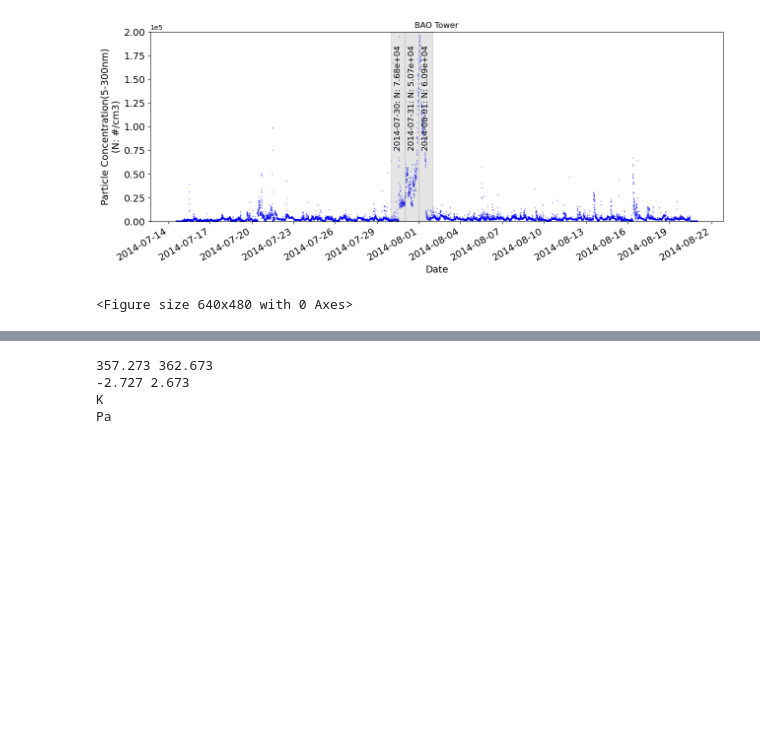
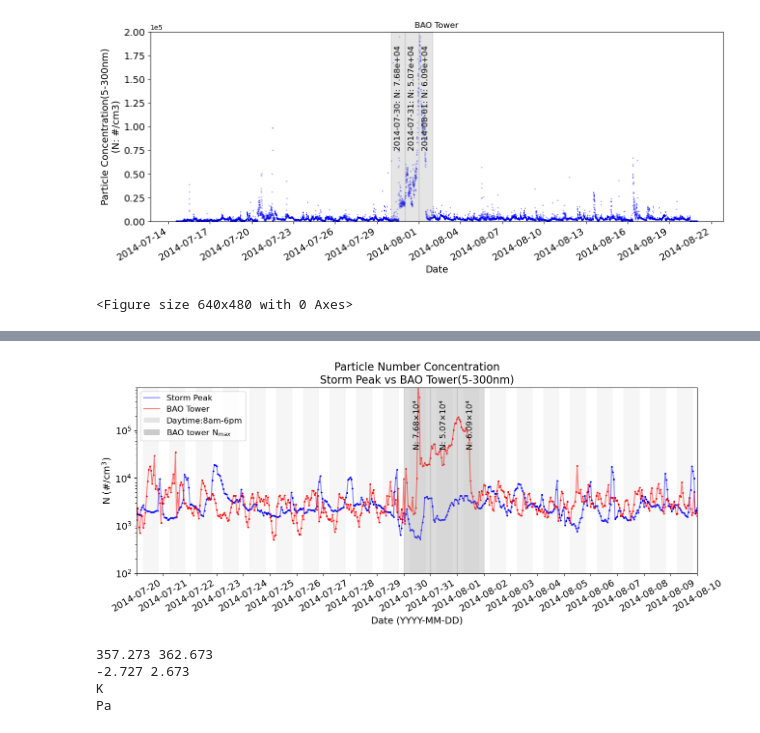
Before and after one commit to Han0928/full_nc_analysis, a Jupyter notebook: time_series_dask_woking.ipynb, the cells around one changed output, grey strips where cells are left out. Cells and saved outputs as stored; diff of their text form; code cells hidden in the pictures; blank space fills up the shorter version.

Commit message:
testing the model vs obs in time_series_dask_working.py

```diff
--- a/time_series_dask_woking.ipynb
+++ b/time_series_dask_woking.ipynb
@@ -965,0 +1092,91 @@ end: 16283.0
+# %%
+# doing the same thing as the above cell, but using resample instead of interpolate
+def read_data_storm(file_path_storm):
+    df = pd.read_csv(file_path_storm, delim_whitespace=True, skiprows=74, error_bad_lines=False)
+    ref_date = pd.to_datetime('2014-01-01')
+    df['date'] = ref_date + pd.to_timedelta(df['starttime'], unit='D')
+    df['date'] = df['date'].dt.strftime('%Y%m%d%H%M%S') # in hourly format
+    return df
+file_path_storm = '/ocean/projects/atm200005p/ding0928/nc_file_full/Storm_Peak_julaug_2014.nas'
+df = read_data_storm(file_path_storm)
+
+def read_data_BAO(file_dir):
+    smps_integrated_list = [] # in 5-min format
+    smps_time_datetime_list = []
+    for filename in os.listdir(file_dir):
+        if filename.endswith('.ict'):
+            with open(os.path.join(file_dir, filename)) as f:
+                header_lines = [f.readline() for i in range(7)]
+            year, month, day = map(int, header_lines[6].split(',')[0:3]) # the date is in the 6th line
+            data = np.loadtxt(os.path.join(file_dir, filename), delimiter=',', skiprows=88)
+            smps_integrated_list = np.concatenate((smps_integrated_list, data[:, 3]))
+            epoch = datetime.datetime(year, month, day)
+            smps_time_datetime = [epoch+ datetime.timedelta(seconds=time_str) for time_str in data[:, 0]]
+            smps_time_datetime_list = np.concatenate((smps_time_datetime_list, smps_time_datetime))
+    return smps_integrated_list, smps_time_datetime_list
+file_path_BAO = '/ocean/projects/atm200005p/ding0928/nc_file_full/WWW-AIR_1683138523904/'
+smps_integrated_list, smps_time_datetime_list = read_data_BAO(file_path_BAO)
+
+def process_data(df, smps_integrated_list, smps_time_datetime_list):
+    df['date'] = pd.to_datetime(df['date'], format='%Y%m%d%H%M%S')
+    smps_time_datetime_index = pd.DatetimeIndex(smps_time_datetime_list)
+    df_resampled = df.set_index('date').resample('1H').mean().interpolate(method='linear')
+    smps_resampled = pd.Series(smps_integrated_list, index=smps_time_datetime_index).resample('1H').mean().interpolate(method='linear')
+    return df_resampled, smps_resampled
+
+def plot_data(df, smps_integrated_list, smps_time_datetime_list):
+    df_resampled, smps_resampled = process_data(df, smps_integrated_list, smps_time_datetime_list)
+    fig, ax = plt.subplots(figsize=(15, 5))
+    ax.scatter(df_resampled.index, df_resampled['particle_number_concentration'], color='blue', label='Storm Peak', s=3)
+    ax.plot(df_resampled.index, df_resampled['particle_number_concentration'], color='blue', alpha=0.5, label='Storm Peak')
+    ax.scatter(smps_resampled.index, smps_resampled, color='red', label='BAO Tower', s=3)
+    ax.plot(smps_resampled.index, smps_resampled, color='red', alpha=0.5, label='BAO Tower')
+    ax.set_xlabel('Date (YYYY-MM-DD)', fontsize=14)
+    # ax.set_ylabel('N #/cm3', fontsize=14)
+    ax.set_ylabel('N (#/cm$^{3}$)', fontsize=14)
+
+    ax.set_title('Particle Number Concentration\nStorm Peak vs BAO Tower(5-300nm)', fontsize=16)
+    ax.legend(loc='upper left', fontsize=12)
+    locator = mdates.DayLocator(interval=1)
+    ax.xaxis.set_major_locator(locator)
+    plt.xticks(rotation=30)
+    ax.set_yscale('log')
+    ax.set_ylim([1e2, 8e5])
+    ax.tick_params(axis='y', labelsize=14)
+    ax.tick_params(axis='x', labelsize=14)
+    # Set x-axis limits
+    start_date = pd.to_datetime('2014-07-20')
+    end_date = pd.to_datetime('2014-08-10')
+    ax.set_xlim([start_date, end_date])
+    # Shade nighttime hours (8pm-5.5am) for each day
+    for day in pd.date_range(start_date, end_date, freq='D'):
+        day_start = pd.Timestamp(day + pd.Timedelta(hours=20))
+        next_day = day + pd.Timedelta(days=1)
+        day_end = pd.Timestamp(next_day + pd.Timedelta(hours=5.5))
+        ax.axvspan(day_start, day_end, facecolor='lightgray', alpha=0.2)
+
+    # Add shaded regions for the top 3 days of maximum daily mean number concentration
+    df = pd.DataFrame({'date': smps_time_datetime_list, 'particle_number_concentration': smps_integrated_list})
+    df['date'] = pd.to_datetime(df['date'])
+    daily_mean = df.groupby(pd.Grouper(key='date', freq='D'))['particle_number_concentration'].mean()
+    daily_mean = daily_mean.loc[df['date'].min():df['date'].max()]
+    top3_dates = daily_mean.nlargest(3).index
+    top3_dates_str = [d.strftime('%Y-%m-%d') for d in top3_dates]
+
+    for date_str in top3_dates_str:
+        start_num = matplotlib.dates.date2num(pd.Timestamp(date_str))
+        end_num = matplotlib.dates.date2num(pd.Timestamp(date_str) + pd.Timedelta(days=1))
+        ax.axvspan(start_num, end_num, alpha=0.4, color='darkgray')
+        ax.text(start_num + (end_num - start_num) / 2, 1.3e5, f"N: {daily_mean[date_str]:.2e}".replace('e+04', '×10⁴'), ha='center', va='center', fontsize=12, rotation=90)
+
+    # Add legend
+    line1 = mlines.Line2D([], [], color='blue', alpha=0.5, label='Storm Peak')
+    line2 = mlines.Line2D([], [], color='red', alpha=0.5, label='BAO Tower')
+    daytime_patch = mpatches.Patch(facecolor='gray', alpha=0.2, label='Nighttime:830pm-5am')
+    top3_patch = mpatches.Patch(facecolor='gray', alpha=0.4, label='BAO tower N$_{max}$')
+    ax.legend(handles=[line1, line2, daytime_patch, top3_patch], loc='upper left', fontsize=12)
+    return ax
+
+df_resampled, smps_resampled = process_data(df, smps_integrated_list, smps_time_datetime_list)
+plot_data(df, smps_integrated_list, smps_time_datetime_list)
+# %% [output]
@@ -966,3 +1185,4 @@ end: 16283.0
+[figure, added]
 # %%
 # %load /ocean/projects/atm200005p/ding0928/script_full_nc/time_series_dask_working.py
 import xarray as xr
```
Also changed, not shown: parts of 10 cells of this notebook, 4 other files.
